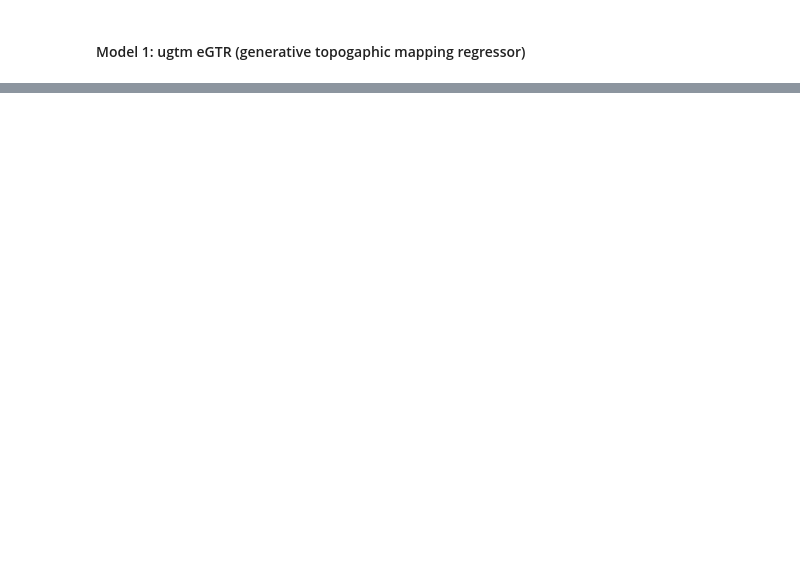
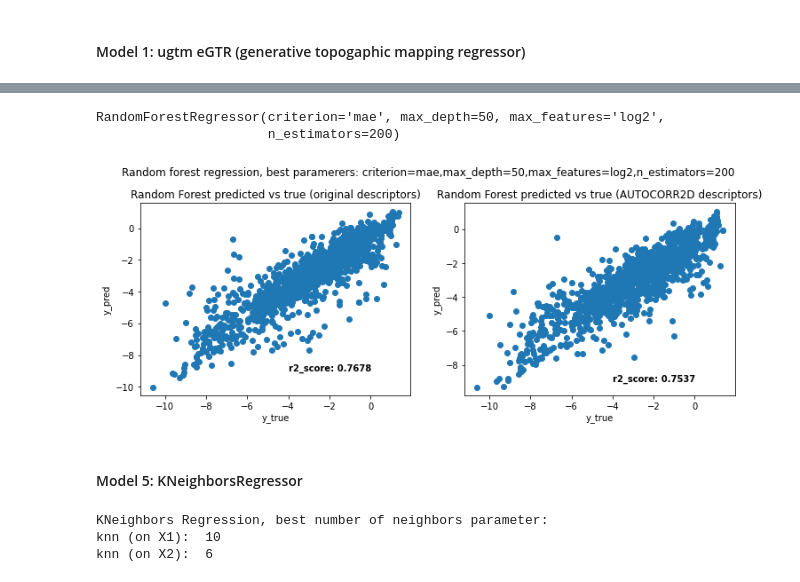
Before and after one commit to FilipCernatic/COVID_project, a Jupyter notebook: GTM_solubility.ipynb, the cells around one changed output, grey strips where cells are left out. Cells and saved outputs as stored; diff of their text form; code cells hidden in the pictures; blank space fills up the shorter version.

```diff
--- a/GTM_solubility.ipynb
+++ b/GTM_solubility.ipynb
@@ -320,0 +373,3 @@ solubility_report =
+# %%
+# Now we fit the randomized search model to the first dataset
+rf_random.fit(X1_train,y1_train.values.ravel())
@@ -320,0 +387,37 @@ solubility_report =
+# %%
+# Creating the random forest model for the second dataset, based on the
+# parameters of the first dataset
+rf_2 = RandomForestRegressor(n_estimators=200,max_features="log2",max_depth=50,criterion="mae")
+# %%
+rf_2.fit(X2_train,y2_train.values.ravel())
+# %% [output]
+RandomForestRegressor(criterion='mae', max_depth=50, max_features='log2',
+                      n_estimators=200)
+# %%
+# Now let's predict the results
+y1_pred = rf_random.predict(X1_test)
+y2_pred = rf_2.predict(X2_test)
+# %%
+## Plotting the randomforest regression results
+%matplotlib inline
+fig,ax = plt.subplots(1,2,figsize=(12,4))
+
+ax[0].set_title("Random Forest predicted vs true (original descriptors)")
+ax[1].set_title("Random Forest predicted vs true (AUTOCORR2D descriptors)")
+
+ax[0].set_xlabel("y_true")
+ax[1].set_xlabel("y_true")
+ax[0].set_ylabel("y_pred")
+ax[1].set_ylabel("y_pred")
+
+ax[0].scatter(y1_test,y1_pred)
+ax[1].scatter(y2_test,y2_pred)
+
+fig.suptitle("Random forest regression, best paramerers: \
+criterion=mae,max_depth=50,max_features=log2,n_estimators=200",y=1.02)
+ax[0].text(-4,-9,"r2_score: {:.4f}".format(r2_score(y1_test,y1_pred)),fontweight="bold")
+ax[1].text(-4,-9,"r2_score: {:.4f}".format(r2_score(y2_test,y2_pred)),fontweight="bold");
+# %% [output]
+[figure, added]
+# %% [markdown]
+#### Model 5: KNeighborsRegressor
@@ -320,0 +453,11 @@ solubility_report =
+# %%
+# Best KNN regression predictors
+bestknn1=listKNN[np.argmax(np.array([knn_r2_score1]))]
+bestknn2=listKNN[np.argmax(np.array([knn_r2_score2]))]
+print("KNeighbors Regression, best number of neighbors parameter:")
+print("knn (on X1): ",bestknn1)
+print("knn (on X2): ",bestknn2)
+# %% [output]
+KNeighbors Regression, best number of neighbors parameter:
+knn (on X1):  10
+knn (on X2):  6
```
Also changed, not shown: parts of 85 cells of this notebook.
